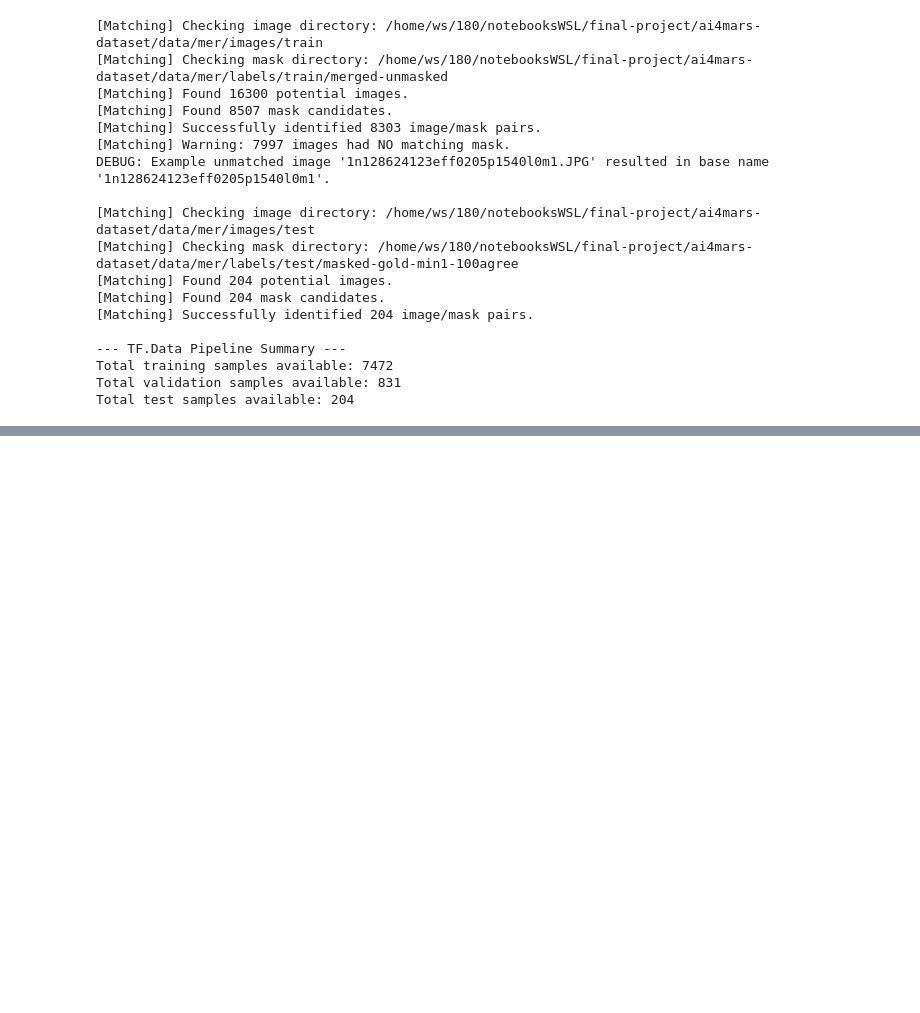
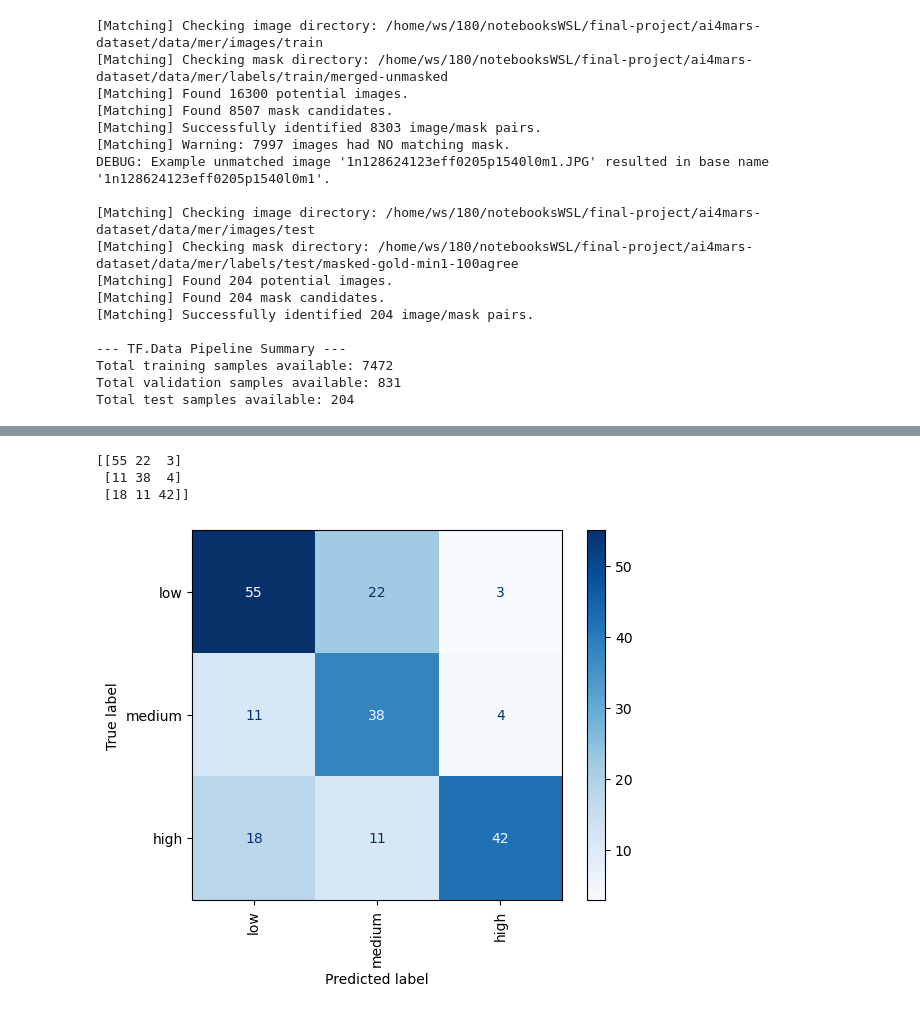
Before and after one commit to wsc0tt/ai4mars, a Jupyter notebook: ai4mars-model.ipynb, the cells around one changed output, grey strips where cells are left out. Saved outputs shown, nothing was run; the diff lists cells and outputs as text; code cells hidden in the pictures; blank space fills up the shorter version.

Commit message:
Basic CNN Model + Transfer Learning with EfficientNetB0

```diff
--- a/ai4mars-model.ipynb
+++ b/ai4mars-model.ipynb
@@ -513,0 +561,23 @@ DEBUG: Example unmatched image '1n128624123eff0205p1540l0m1.JPG' resulted in bas
+# %%
+from tensorflow.keras.callbacks import EarlyStopping, ModelCheckpoint
+
+batch_size = 32
+
+# Calculate steps per epoch
+steps_per_epoch = int(np.ceil(total_train_samples / batch_size))
+validation_steps = int(np.ceil(total_val_samples / batch_size))
+
+model.compile(
+        optimizer=optimizers.Adam(learning_rate=0.001),
+        loss='categorical_crossentropy', # Appropriate for one-hot encoded labels
+        metrics=['accuracy']
+    )
+
+model.summary()
+
+callbacks = [
+    # Stop training if validation accuracy doesn't improve for 5 epochs
+    EarlyStopping(monitor='val_accuracy', patience=5, restore_best_weights=True),
+    # Save the best model weights
+    ModelCheckpoint('basic-cnn.h5', monitor='val_accuracy', save_best_only=True)
+]
@@ -513,0 +602,11 @@ DEBUG: Example unmatched image '1n128624123eff0205p1540l0m1.JPG' resulted in bas
+# %%
+epochs = 50
+
+history = model.fit(
+        train_ds,
+        epochs=epochs,
+        steps_per_epoch=steps_per_epoch,
+        validation_data=val_ds,
+        validation_steps=validation_steps,
+        callbacks=callbacks
+    )
@@ -513,0 +711,13 @@ DEBUG: Example unmatched image '1n128624123eff0205p1540l0m1.JPG' resulted in bas
+# %%
+# Confusion matrix
+cm = confusion_matrix(y_true_indices, pred_indices)
+print(cm)
+print()
+disp = ConfusionMatrixDisplay(confusion_matrix=cm, display_labels=class_names)
+disp.plot(cmap=plt.cm.Blues, xticks_rotation='')
+plt.show()
+# %% [output]
+[[55 22  3]
+ [11 38  4]
+ [18 11 42]]
+[figure, added]
```
Also changed, not shown: parts of 9 cells of this notebook, 3 other files.
